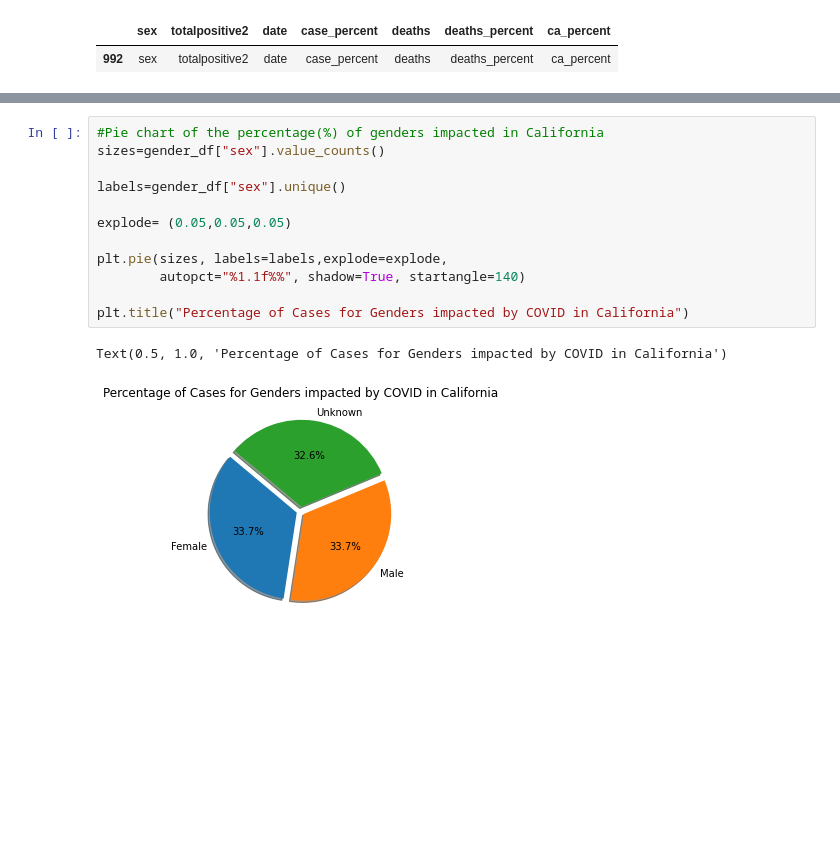
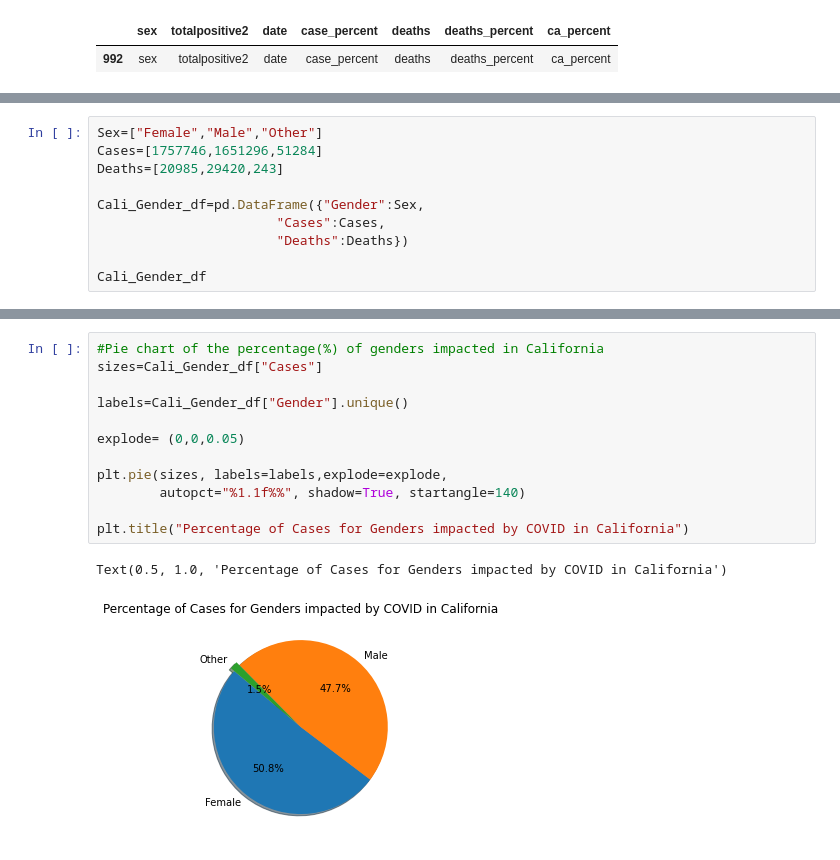
Before and after one commit to JohnGlendening/Project-1_2021, a Jupyter notebook: California gov/Califronia_Gender.ipynb, the cells around one changed output, grey strips where cells are left out. Saved outputs shown, nothing was run; the diff lists cells and outputs as text; blank space fills up the shorter version.

```diff
--- a/California gov/Califronia_Gender.ipynb
+++ b/California gov/Califronia_Gender.ipynb
@@ -97,0 +90,10 @@ Name: sex, dtype: int64
+# %%
+Sex=["Female","Male","Other"]
+Cases=[1757746,1651296,51284]
+Deaths=[20985,29420,243]
+
+Cali_Gender_df=pd.DataFrame({"Gender":Sex,
+                       "Cases":Cases,
+                       "Deaths":Deaths})
+
+Cali_Gender_df
@@ -98,15 +160,15 @@ Name: sex, dtype: int64
 # %%
 #Pie chart of the percentage(%) of genders impacted in California
-sizes=gender_df["sex"].value_counts()
+sizes=Cali_Gender_df["Cases"]
 
-labels=gender_df["sex"].unique()
+labels=Cali_Gender_df["Gender"].unique()
 
-explode= (0.05,0.05,0.05)
+explode= (0,0,0.05)
 
 plt.pie(sizes, labels=labels,explode=explode,
         autopct="%1.1f%%", shadow=True, startangle=140)
 
 plt.title("Percentage of Cases for Genders impacted by COVID in California")
 # %% [output]
 Text(0.5, 1.0, 'Percentage of Cases for Genders impacted by COVID in California')
-[figure, old version]
+[figure, new version]
```
Also changed, not shown: parts of 16 cells of this notebook, 3 other files.
